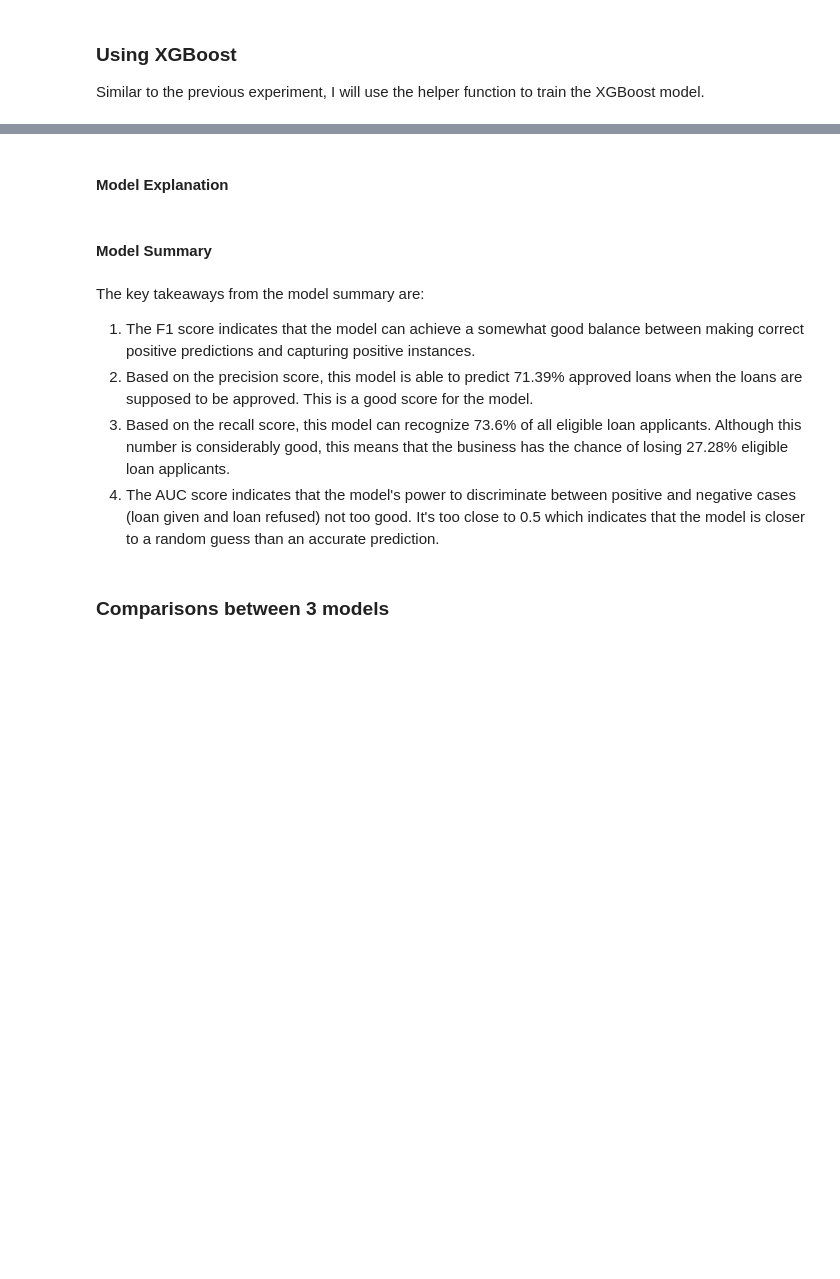
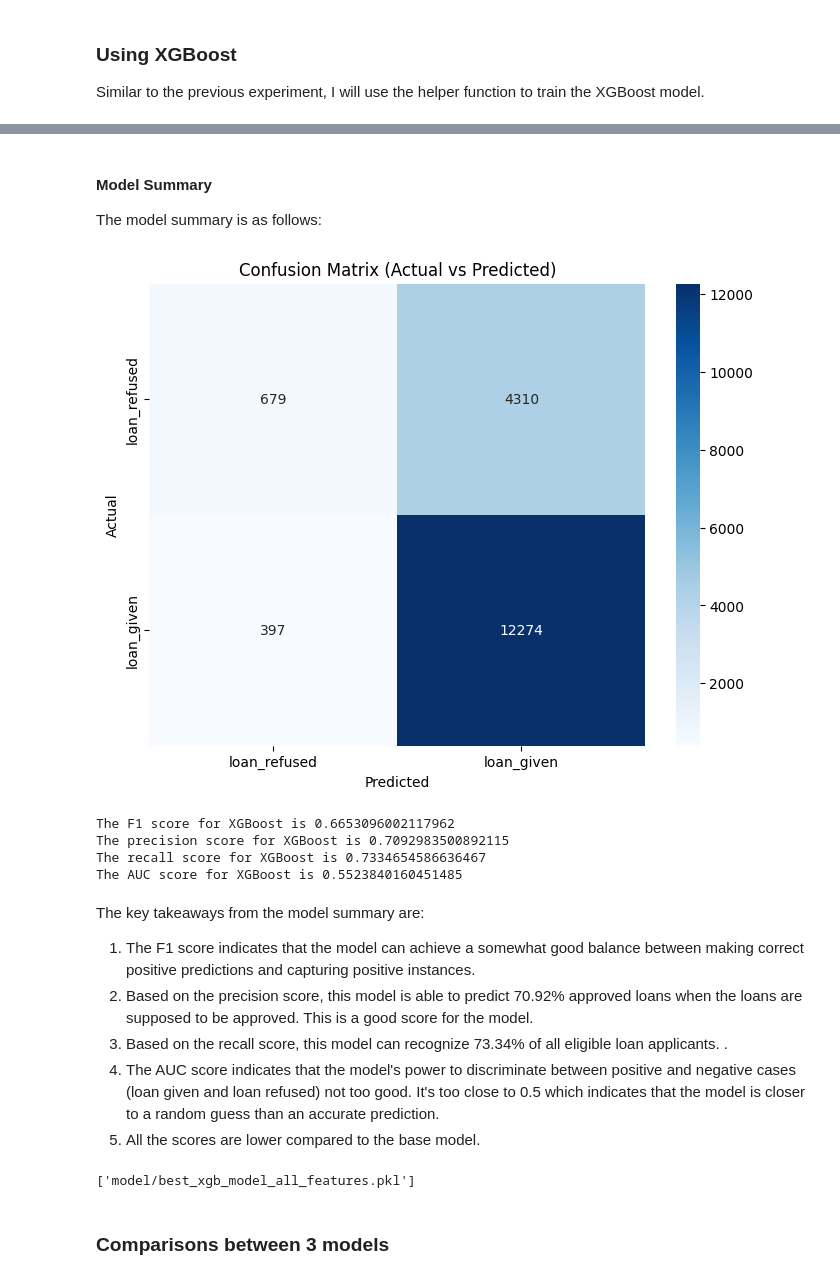
Before and after one commit to nugroho1234/loan-classification-h20-xgboost, a Jupyter notebook: 4-Feature engineering and selection.ipynb, the cells around one changed output, grey strips where cells are left out. Cells and saved outputs as stored; diff of their text form; code cells hidden in the pictures; blank space fills up the shorter version.

```diff
--- a/4-Feature engineering and selection.ipynb
+++ b/4-Feature engineering and selection.ipynb
@@ -599,5 +632,5 @@ The next step is to standardize all the numeric columns except for the binary an
 # %%
-cols_to_standardize = ['current_loan_amount', 'credit_score', 'years_of_credit_history', 'number_of_open_accounts', 'number_of_credit_problems']
+cols_to_standardize = ['current_loan_amount', 'credit_score', 'annual_income', 'monthly_debt', 'years_of_credit_history', 'months_since_last_delinquent', 'number_of_open_accounts', 'number_of_credit_problems', 'current_credit_balance', 'maximum_open_credit', 'bankruptcies', 'tax_liens']
 scaler = StandardScaler()
 data_scaled = scaler.fit_transform(df_feature[cols_to_standardize].values)
 
@@ -718,4 +854,4 @@ model_path
 ### Using XGBoost
 Similar to the previous experiment, I will use the helper function to train the XGBoost model.
 # %%
-best_xgb_model_af, X_test_af, y_test_af = train_xgboost(df_feature, n_estimators, max_depth, subsample, reg_alpha, reg_lambda, learning_rate, max_bin)
+best_xgb_model_af, X_test_af, y_test_af = helper.train_xgboost(df_feature, n_estimators, max_depth, subsample, reg_alpha, reg_lambda, learning_rate, max_bin)
@@ -722,2 +863,0 @@ best_xgb_model_af, X_test_af, y_test_af = train_xgboost(df_feature, n_estimators
-# %% [markdown]
-#### Model Explanation
@@ -733,15 +864,25 @@ shap.plots.bar(shap_values_af)
 # %% [markdown]
 #### Model Summary
+The model summary is as follows:
 # %%
-f1_xgb_af, precision_xgb_af, recall_xgb_af, auc_xgb_af = helper.calculate_model_metrics_xgboost(best_xgb_model_af, X_test_af, y_test_af, "XGBoost")
+f1_xgb_af, precision_xgb_af, recall_xgb_af, auc_xgb_af = calculate_model_metrics_xgboost(best_xgb_model_af, X_test_af, y_test_af, "XGBoost")
+# %% [output]
+[figure, added]
+The F1 score for XGBoost is 0.6653096002117962
+The precision score for XGBoost is 0.7092983500892115
+The recall score for XGBoost is 0.7334654586636467
+The AUC score for XGBoost is 0.5523840160451485
 # %% [markdown]
 The key takeaways from the model summary are:
 1. The F1 score indicates that the model can achieve a somewhat good balance between making correct positive predictions and capturing positive instances.
-2. Based on the precision score, this model is able to predict 71.39% approved loans when the loans are supposed to be approved. This is a good score for the model.
-3. Based on the recall score, this model can recognize 73.6% of all eligible loan applicants. Although this number is considerably good, this means that the business has the chance of losing 27.28% eligible loan applicants.
+2. Based on the precision score, this model is able to predict 70.92% approved loans when the loans are supposed to be approved. This is a good score for the model.
+3. Based on the recall score, this model can recognize 73.34% of all eligible loan applicants. .
 4. The AUC score indicates that the model's power to discriminate between positive and negative cases (loan given and loan refused) not too good. It's too close to 0.5 which indicates that the model is closer to a random guess than an accurate prediction.
+5. All the scores are lower compared to the base model.
 # %%
 joblib.dump(best_xgb_model_af, 'model/best_xgb_model_all_features.pkl')
+# %% [output]
+['model/best_xgb_model_all_features.pkl']
 # %% [markdown]
 ### Comparisons between 3 models
 # %%
```
Also changed, not shown: parts of 58 cells of this notebook, 9 other files.
